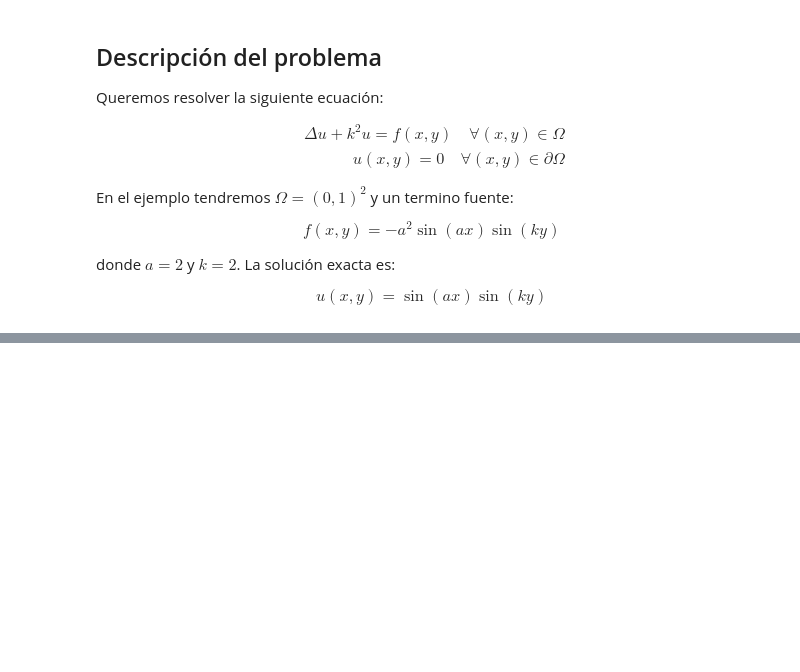
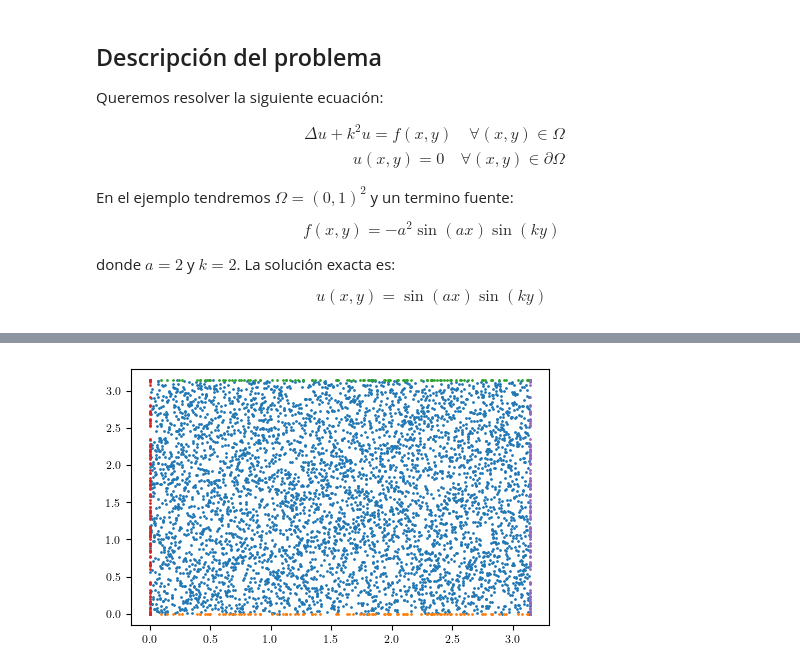
Before and after one commit to oscar-rincon/scattering-problem, a Jupyter notebook: Helmholtz-Dirichlet/Helmholtz-Dirichlet.ipynb, the cells around one changed output, grey strips where cells are left out. Saved outputs shown, nothing was run; the diff lists cells and outputs as text; code cells hidden in the pictures; blank space fills up the shorter version.

```diff
--- a/Helmholtz-Dirichlet/Helmholtz-Dirichlet.ipynb
+++ b/Helmholtz-Dirichlet/Helmholtz-Dirichlet.ipynb
@@ -39,0 +119,71 @@ Using device: cpu
+# %%
+# Define the device
+device = torch.device('cuda')
+
+# Initialize iteration counter
+iter = 0
+
+# Define the parameters
+a = 2
+k = 2
+
+# Define lower and upper bounds for the domain
+lb = np.array([0.0, 0.0])
+ub = np.array([np.pi, np.pi])
+
+# Generate sampling points
+N_b = 50
+N_f = 5_000
+
+# Function to generate sampling points
+def generate_sampling_points(lb, ub, N):
+    c = lb + (ub - lb) * lhs(2, N)
+    x = torch.from_numpy(c[:, 0]).float().reshape(-1, 1).to(device)
+    x.requires_grad = True
+    y = torch.from_numpy(c[:, 1]).float().reshape(-1, 1).to(device)
+    y.requires_grad = True
+    return x, y
+
+# Function to generate boundary sampling points
+def generate_boundary_sampling_points(lb, ub, N):
+    x_b = np.concatenate([
+        np.random.uniform(lb[0], ub[0], N),  # x on lower y boundary
+        np.random.uniform(lb[0], ub[0], N),  # x on upper y boundary
+        np.full(N, lb[0]),                   # x on left x boundary
+        np.full(N, ub[0])                    # x on right x boundary
+    ])
+    y_b = np.concatenate([
+        np.full(N, lb[1]),                   # y on lower y boundary
+        np.full(N, ub[1]),                   # y on upper y boundary
+        np.random.uniform(lb[1], ub[1], N),  # y on left x boundary
+        np.random.uniform(lb[1], ub[1], N)   # y on right x boundary
+    ])
+    x_b = torch.from_numpy(x_b).float().reshape(-1, 1).to(device)
+    x_b.requires_grad = True
+    y_b = torch.from_numpy(y_b).float().reshape(-1, 1).to(device)
+    y_b.requires_grad = True
+    return x_b, y_b
+
+x_f, y_f = generate_sampling_points(lb, ub, N_f)
+x_b, y_b = generate_boundary_sampling_points(lb, ub, N_b)
+
+# Initialize the model with specified parameters and apply weights
+model = MLP(input_size=2, output_size=1, hidden_layers=5, hidden_units=100, activation_function=nn.Tanh()).to(device)
+model.apply(init_weights)
+
+# Function to plot sampling points
+def plot_sampling_points(x, y, title):
+    x_np = x.cpu().detach().numpy()
+    y_np = y.cpu().detach().numpy()
+    plt.scatter(x_np, y_np, s=1)
+
+
+# Plot the sampling points
+plot_sampling_points(x_f, y_f, 'Function Sampling Points')
+plot_sampling_points(x_b, torch.zeros_like(x_b), 'Boundary Sampling Points')
+plot_sampling_points(x_b, torch.zeros_like(x_b)+torch.pi, 'Boundary Sampling Points')
+plot_sampling_points(torch.zeros_like(x_b), y_b, 'Boundary Sampling Points')
+plot_sampling_points(torch.zeros_like(x_b)+torch.pi, y_b, 'Boundary Sampling Points')
+plt.show()
+# %% [output]
+[figure, added]
```
Also changed, not shown: parts of 26 cells of this notebook, 2 other files.
